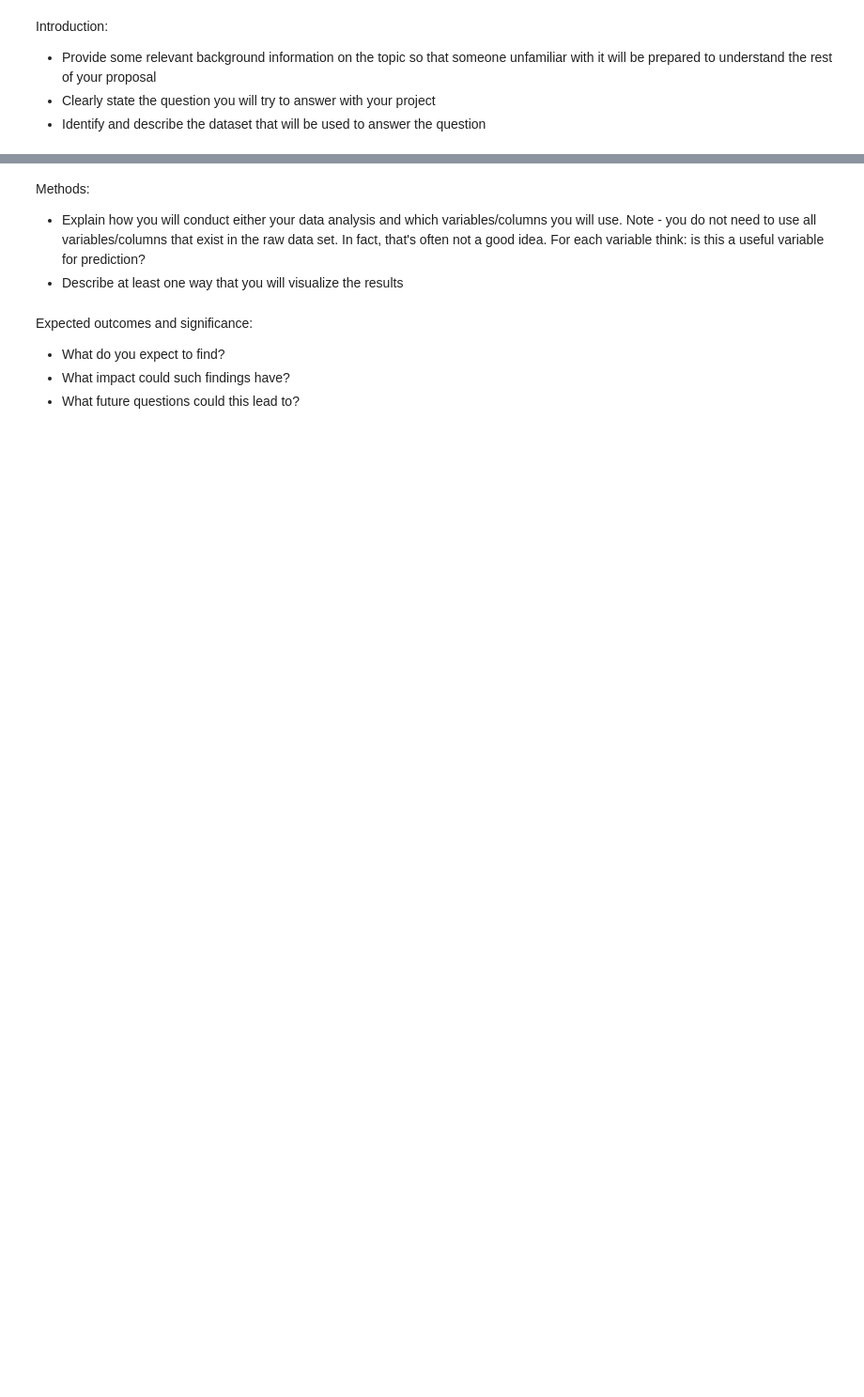
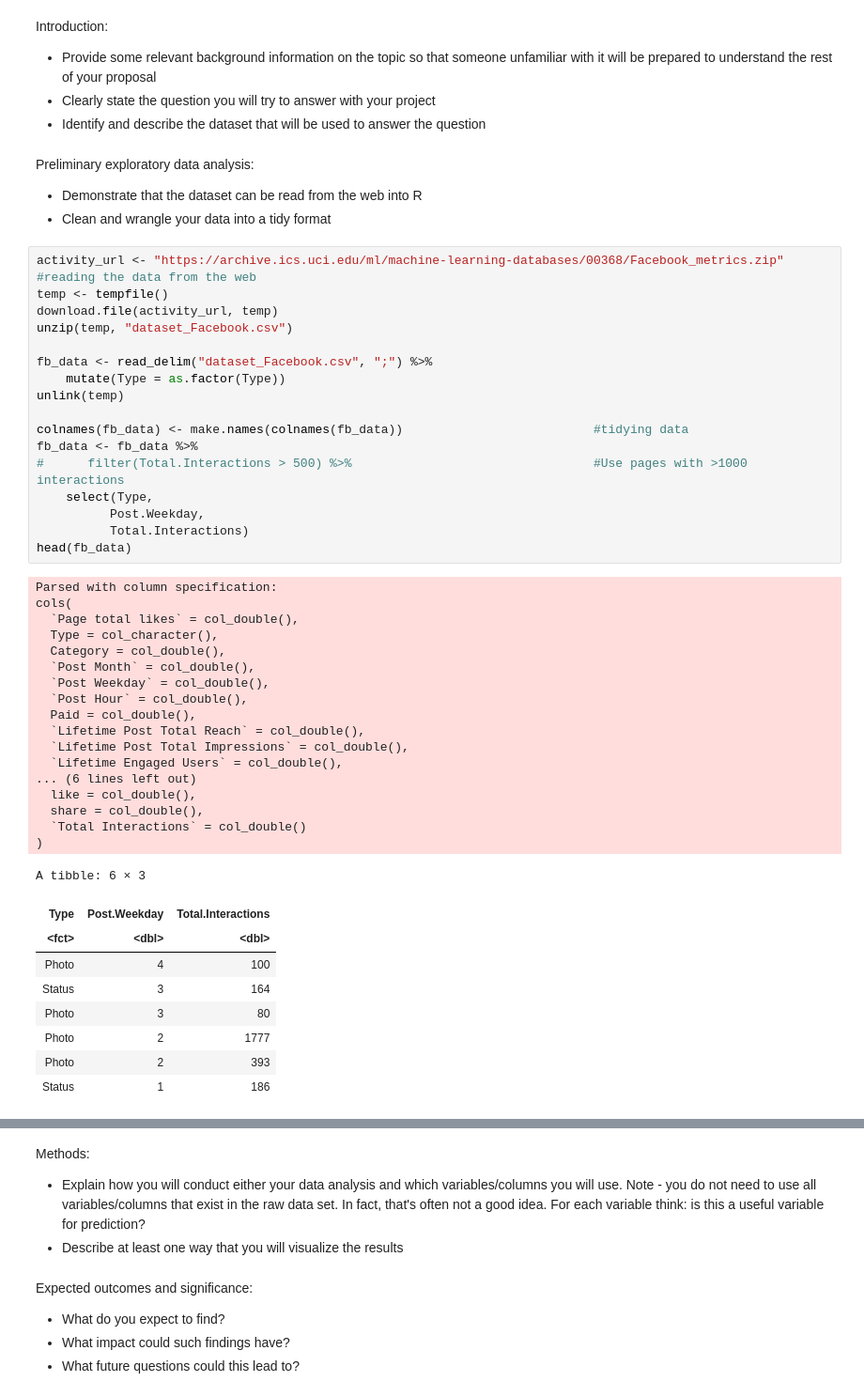
Before and after one commit to L-amat/project_proposal, a Jupyter notebook: eda.ipynb, the cells around one changed output, grey strips where cells are left out. Shown: that part at 94% size. Cells and saved outputs as stored; diff of their text form; blank space fills up the shorter version.

```diff
--- a/eda.ipynb
+++ b/eda.ipynb
@@ -31,4 +32,52 @@ Introduction:
 - Provide some relevant background information on the topic so that someone unfamiliar with it will be prepared to understand the rest of your proposal
 - Clearly state the question you will try to answer with your project
 - Identify and describe the dataset that will be used to answer the question
+# %% [markdown]
+Preliminary exploratory data analysis:
+- Demonstrate that the dataset can be read from the web into R
+- Clean and wrangle your data into a tidy format
+# %%
+activity_url <- "https://archive.ics.uci.edu/ml/machine-learning-databases/00368/Facebook_metrics.zip"       #reading the data from the web
+temp <- tempfile()
+download.file(activity_url, temp)
+unzip(temp, "dataset_Facebook.csv")
+
+fb_data <- read_delim("dataset_Facebook.csv", ";") %>%
+    mutate(Type = as.factor(Type))
+unlink(temp)
+
+colnames(fb_data) <- make.names(colnames(fb_data))                          #tidying data
+fb_data <- fb_data %>%
+#      filter(Total.Interactions > 500) %>%                                 #Use pages with >1000 interactions
+    select(Type,
+          Post.Weekday,
+          Total.Interactions)
+head(fb_data)
+# %% [output]
+Parsed with column specification:
+cols(
+  `Page total likes` = col_double(),
+  Type = col_character(),
+  Category = col_double(),
+  `Post Month` = col_double(),
+  `Post Weekday` = col_double(),
+  `Post Hour` = col_double(),
+  Paid = col_double(),
+  `Lifetime Post Total Reach` = col_double(),
+  `Lifetime Post Total Impressions` = col_double(),
+  `Lifetime Engaged Users` = col_double(),
+... (6 lines left out)
+  like = col_double(),
+  share = col_double(),
+  `Total Interactions` = col_double()
+)
+A tibble: 6 × 3
+| Type | Post.Weekday | Total.Interactions |
+| <fct> | <dbl> | <dbl> |
+| Photo | 4 | 100 |
+| Status | 3 | 164 |
+| Photo | 3 | 80 |
+| Photo | 2 | 1777 |
+| Photo | 2 | 393 |
+| Status | 1 | 186 |
 # %% [markdown]
```
Also changed, not shown: parts of 6 cells of this notebook.
